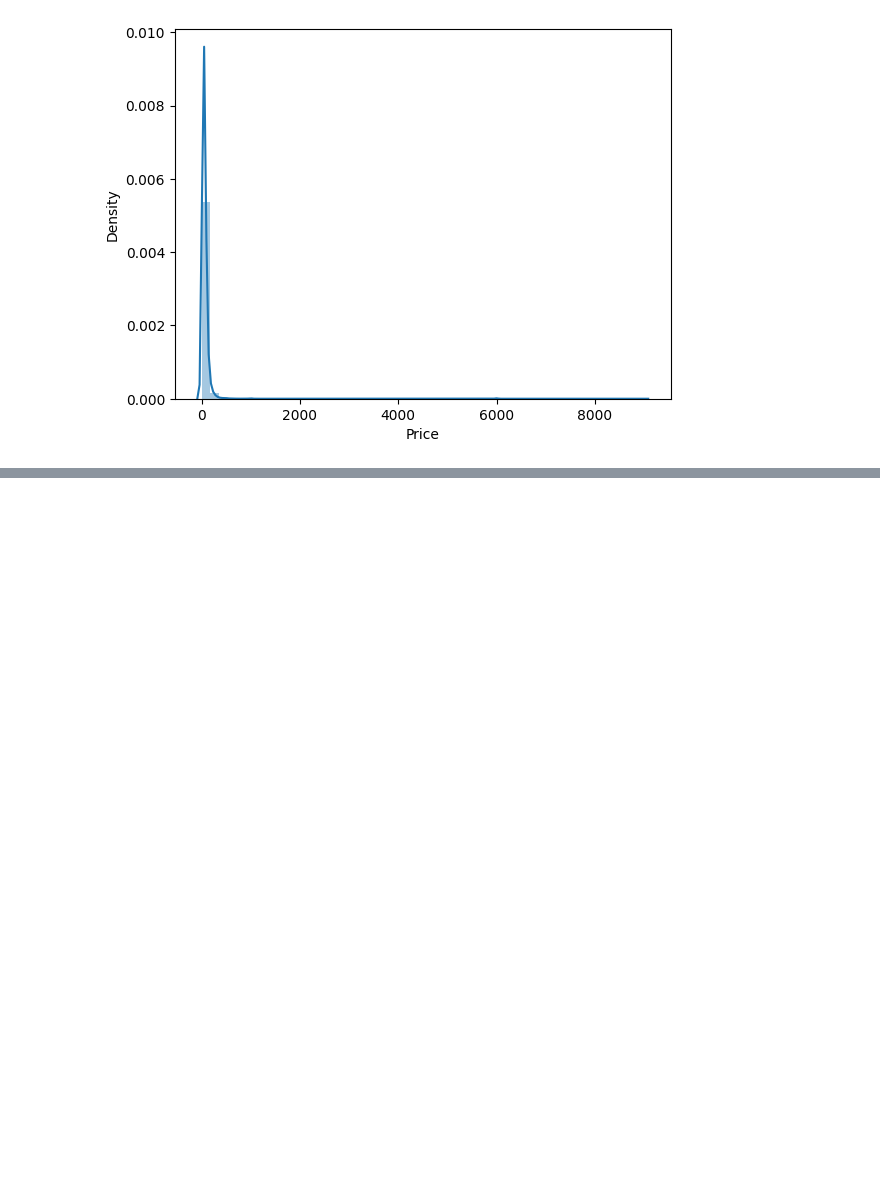
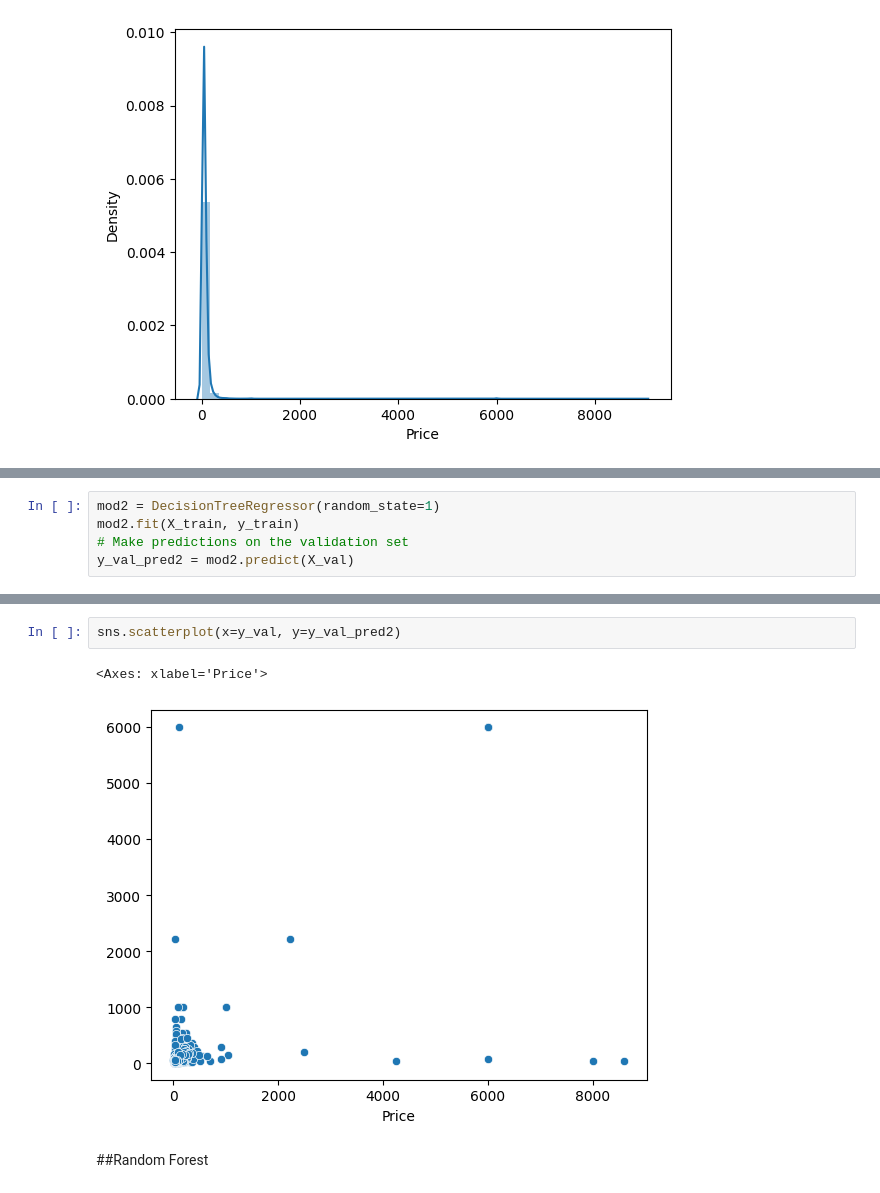
Before and after one commit to rafatb/Berlin_Airbnb_Price_Prediction, a Jupyter notebook: 5_Airbnb_Berlin_Model_and_Hyperparameter_Finetuning.ipynb, the cells around one changed output, grey strips where cells are left out. Drawn from its saved outputs; the diff is of its cells as text; blank space fills up the shorter version.

```diff
--- a/5_Airbnb_Berlin_Model_and_Hyperparameter_Finetuning.ipynb
+++ b/5_Airbnb_Berlin_Model_and_Hyperparameter_Finetuning.ipynb
@@ -114,0 +197,5 @@ sns.distplot(df.Price)
+# %%
+mod2 = DecisionTreeRegressor(random_state=1)
+mod2.fit(X_train, y_train)
+# Make predictions on the validation set
+y_val_pred2 = mod2.predict(X_val)
@@ -114,0 +218,7 @@ sns.distplot(df.Price)
+# %%
+sns.scatterplot(x=y_val, y=y_val_pred2)
+# %% [output]
+<Axes: xlabel='Price'>
+[figure, added]
+# %% [markdown]
+##Random Forest
```
Also changed, not shown: parts of 40 cells of this notebook.
